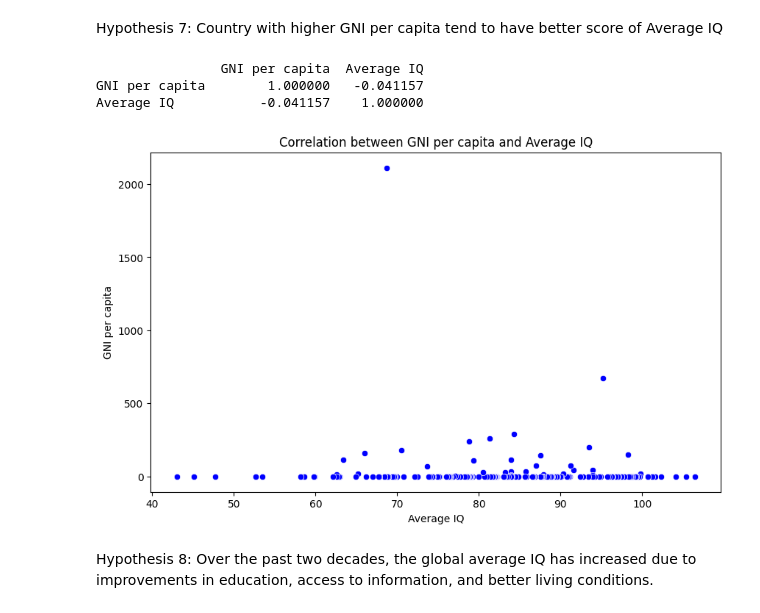
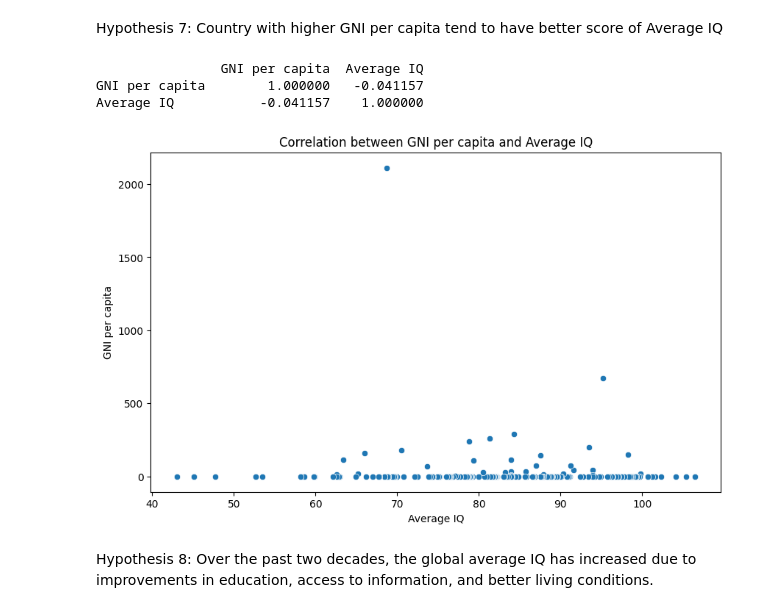
Before and after one commit to Galyna-S/capstone_project, a Jupyter notebook: notebooks/02-Analysis.ipynb, the cells around one changed output. Cells and saved outputs as stored; diff of their text form; code cells hidden in the pictures.

```diff
--- a/notebooks/02-Analysis.ipynb
+++ b/notebooks/02-Analysis.ipynb
@@ -405,20 +405,20 @@ Hypothesis 7: Country with higher GNI per capita tend to have better score of Av
 # %%
 # Correlation between GNI per capita and Average IQ
 correlation_matrix = df[['GNI per capita', AverageIQColName]].corr()
 print(correlation_matrix)
 
 # GNI per capita vs Average IQ
 plt.figure(figsize=(10, 6))
-sns.scatterplot(data=df, x=AverageIQColName, y='GNI per capita', color='blue')
+sns.scatterplot(data=df, x=AverageIQColName, y='GNI per capita')
 plt.title('Correlation between GNI per capita and Average IQ')
 plt.xlabel('Average IQ')
 plt.ylabel('GNI per capita')
 plt.show()
 # %% [output]
                 GNI per capita  Average IQ
 GNI per capita        1.000000   -0.041157
 Average IQ           -0.041157    1.000000
-[figure, old version]
+[figure, new version]
 # %% [markdown]
 Hypothesis 8: Over the past two decades, the global average IQ has increased due to improvements in education, access to information, and better living conditions.
 # %%
```
Also changed, not shown: parts of 2 cells of this notebook, 2 other files.
